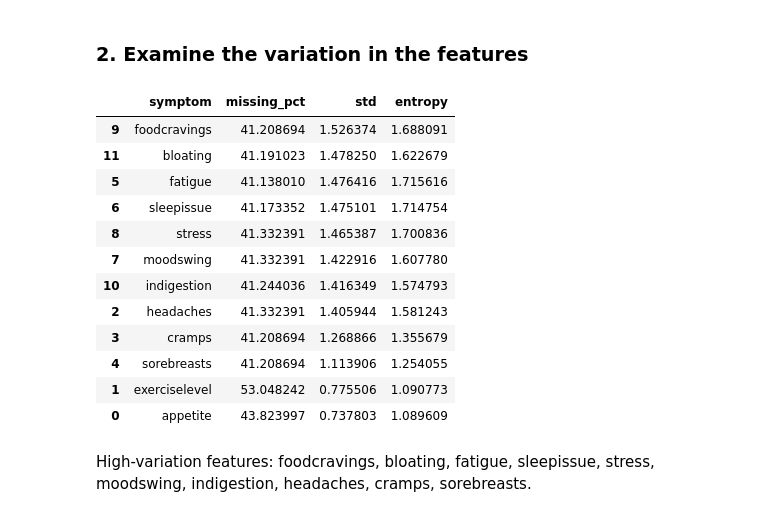
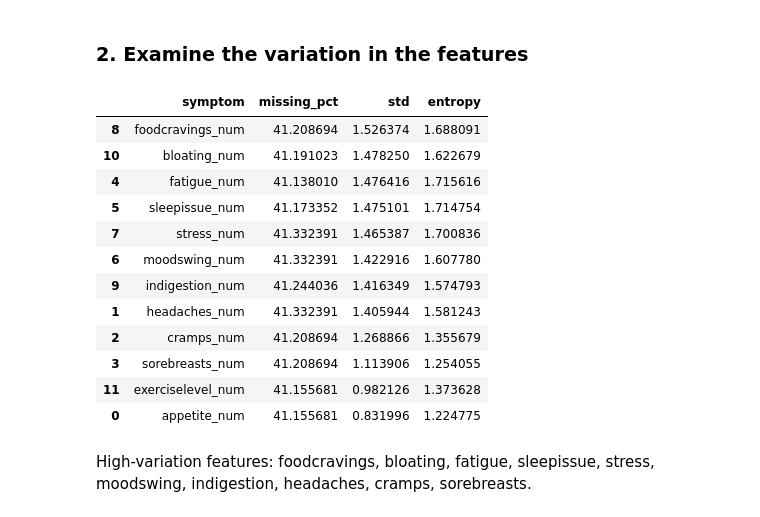
Before and after one commit to EstelleWang-UofT/ML-for-Women, a Jupyter notebook: notebooks/physical activity/target_identification.ipynb, the cells around one changed output. Saved outputs shown, nothing was run; the diff lists cells and outputs as text; code cells hidden in the pictures.

```diff
--- a/notebooks/physical activity/target_identification.ipynb
+++ b/notebooks/physical activity/target_identification.ipynb
@@ -69,0 +59,9 @@ for col in symptoms:
+# %%
+# Should return empty if all labels mapped
+for col in symptoms + ['exerciselevel']:
+    unmapped = hormones_and_selfreport.loc[
+        hormones_and_selfreport[col].notna() &
+        hormones_and_selfreport[col + '_num'].isna(),
+        col
+    ].unique()
+    print(f"Unmapped values for {col}: {unmapped}")
@@ -71,17 +83,8 @@ for col in symptoms:
 ### 1. Check for extreme distribution of features
 # %%
 # checking for floor/ceiling effects in self-reported symptoms
-for symptom in [
-    "fatigue_num",
-    "stress_num",
-    "moodswing_num",
-    "cramps_num",
-    "headaches_num",
-    "bloating_num",
-    "sorebreasts_num",
-    "sleepissue_num",
-    "foodcravings_num",
-    "indigestion_num"
-]:
+new_symptoms = [col + '_num' for col in symptoms]
+
+for symptom in new_symptoms:
     print(hormones_and_selfreport[symptom].value_counts(normalize=True).sort_index())
 # %% [output]
@@ -112,44 +115,44 @@ Looking at possible floor/ceiling effects:
 # %%
 # Analyze the distribution of numeric symptoms and calculate entropy
 results = []
 
-for col in symptoms:
+for col in new_symptoms:
 
-    numeric = hormones_and_selfreport[col + '_num']
+    numeric = hormones_and_selfreport[col]
 
     probs = (
         numeric
         .value_counts(normalize=True)
         .sort_index()
     )
 
     results.append({
         'symptom': col,
         'missing_pct': numeric.isna().mean() * 100,
         'std': numeric.std(),
         'entropy': entropy(probs)
     })
 
 results = pd.DataFrame(results)
 
 results.sort_values(
     ['std','entropy'],
     ascending=False
 )
 # %% [output]
 |  | symptom | missing_pct | std | entropy |
-| 9 | foodcravings | 41.208694 | 1.526374 | 1.688091 |
-| 11 | bloating | 41.191023 | 1.478250 | 1.622679 |
-| 5 | fatigue | 41.138010 | 1.476416 | 1.715616 |
-| 6 | sleepissue | 41.173352 | 1.475101 | 1.714754 |
-| 8 | stress | 41.332391 | 1.465387 | 1.700836 |
-| 7 | moodswing | 41.332391 | 1.422916 | 1.607780 |
-| 10 | indigestion | 41.244036 | 1.416349 | 1.574793 |
-| 2 | headaches | 41.332391 | 1.405944 | 1.581243 |
-| 3 | cramps | 41.208694 | 1.268866 | 1.355679 |
-| 4 | sorebreasts | 41.208694 | 1.113906 | 1.254055 |
-| 1 | exerciselevel | 53.048242 | 0.775506 | 1.090773 |
-| 0 | appetite | 43.823997 | 0.737803 | 1.089609 |
+| 8 | foodcravings_num | 41.208694 | 1.526374 | 1.688091 |
+| 10 | bloating_num | 41.191023 | 1.478250 | 1.622679 |
+| 4 | fatigue_num | 41.138010 | 1.476416 | 1.715616 |
+| 5 | sleepissue_num | 41.173352 | 1.475101 | 1.714754 |
+| 7 | stress_num | 41.332391 | 1.465387 | 1.700836 |
+| 6 | moodswing_num | 41.332391 | 1.422916 | 1.607780 |
+| 9 | indigestion_num | 41.244036 | 1.416349 | 1.574793 |
+| 1 | headaches_num | 41.332391 | 1.405944 | 1.581243 |
+| 2 | cramps_num | 41.208694 | 1.268866 | 1.355679 |
+| 3 | sorebreasts_num | 41.208694 | 1.113906 | 1.254055 |
+| 11 | exerciselevel_num | 41.155681 | 0.982126 | 1.373628 |
+| 0 | appetite_num | 41.155681 | 0.831996 | 1.224775 |
 # %% [markdown]
 High-variation features: foodcravings, bloating, fatigue, sleepissue, stress, moodswing, indigestion, headaches, cramps, sorebreasts.
 # %%
```
Also changed, not shown: parts of 4 cells of this notebook, 1 other file.
